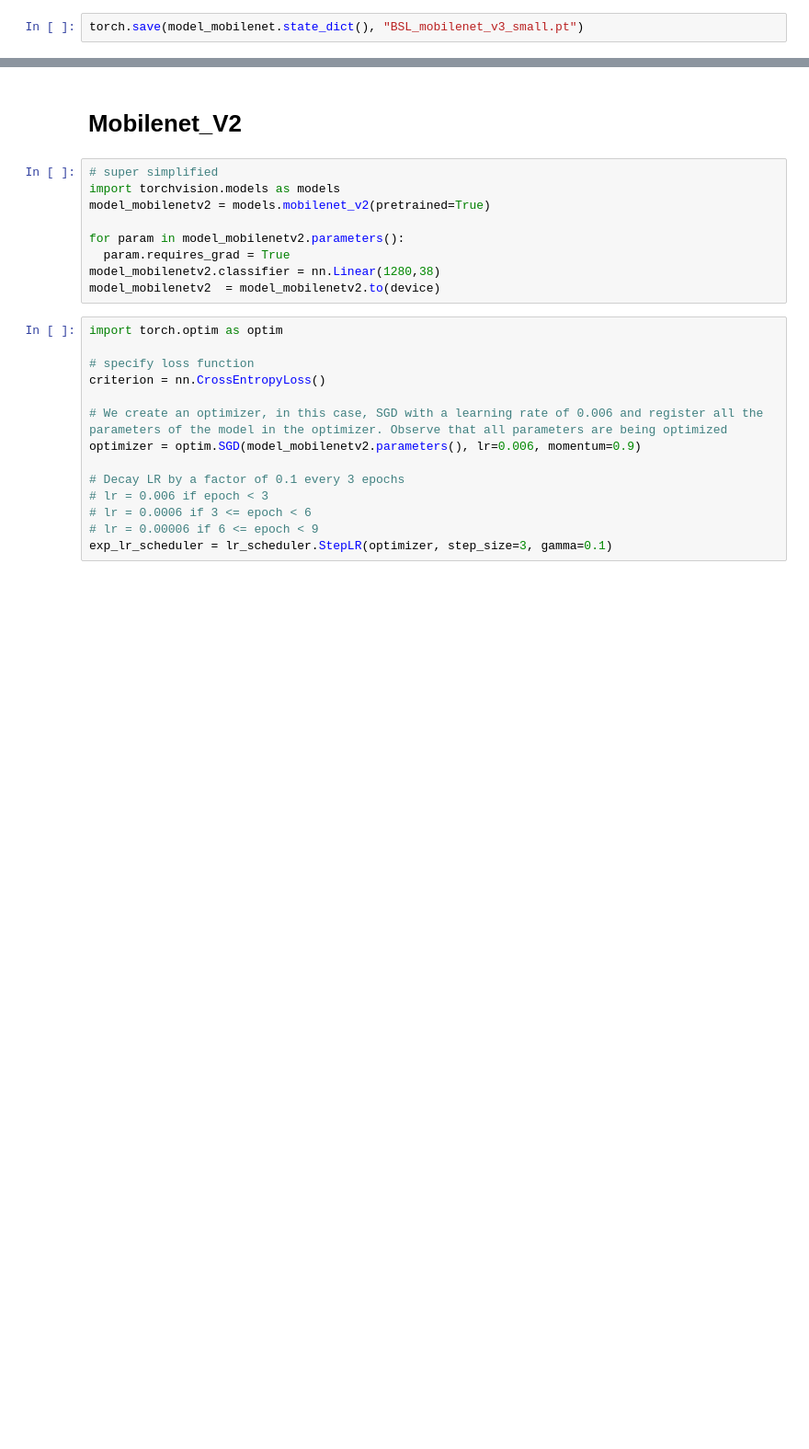
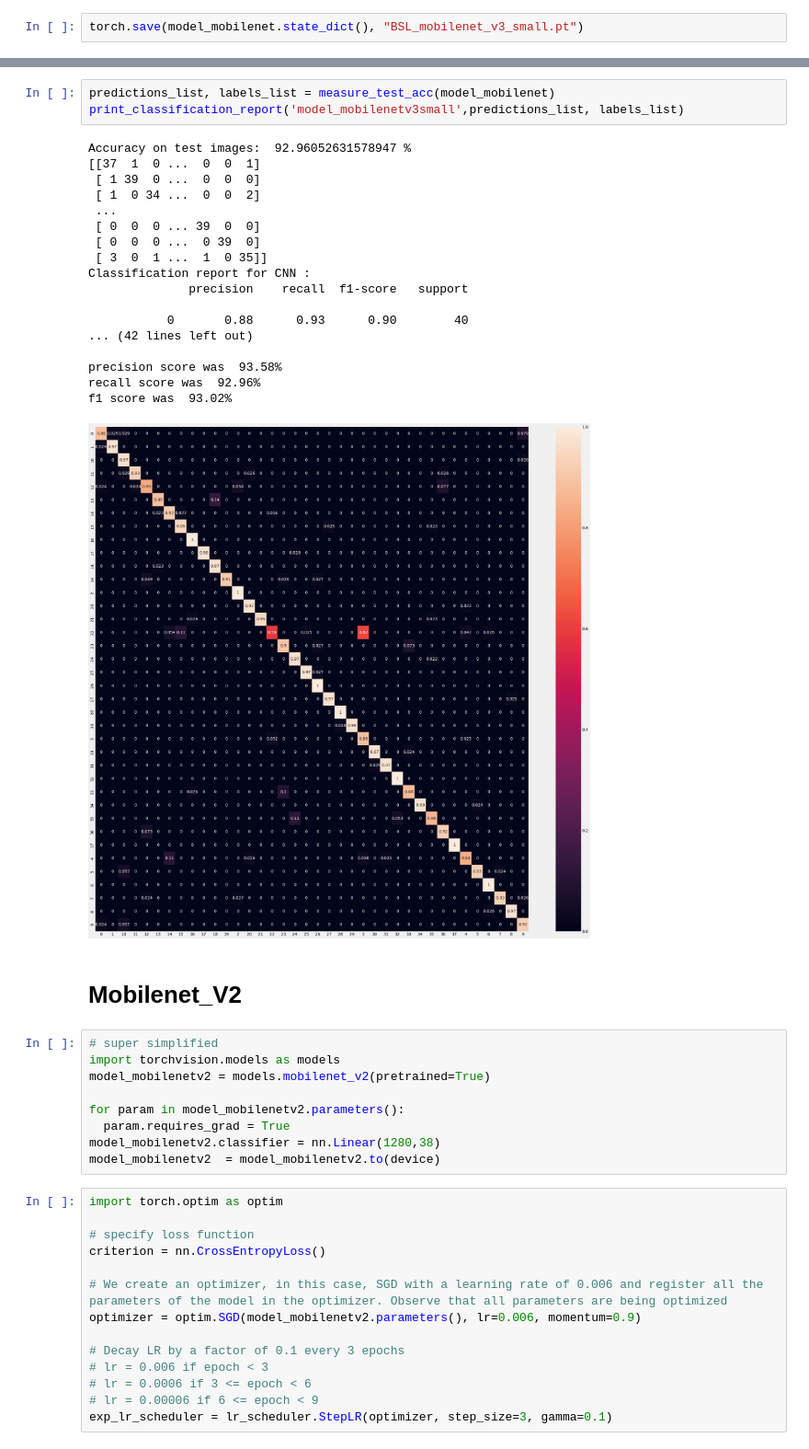
Before and after one commit to Geek-a-Byte/Bengali-sign-language-recognition, a Jupyter notebook: Bengali_Sign_Language_Recognition_Using_DL.ipynb, the cells around one changed output, grey strips where cells are left out. Shown at 92% size. Cells and saved outputs as stored; diff of their text form; blank space fills up the shorter version.

```diff
--- a/Bengali_Sign_Language_Recognition_Using_DL.ipynb
+++ b/Bengali_Sign_Language_Recognition_Using_DL.ipynb
@@ -961,3 +809,25 @@ f1 score was  92.82%
+# %%
+predictions_list, labels_list = measure_test_acc(model_mobilenet)
+print_classification_report('model_mobilenetv3small',predictions_list, labels_list)
+# %% [output]
+Accuracy on test images:  92.96052631578947 %
+[[37  1  0 ...  0  0  1]
+ [ 1 39  0 ...  0  0  0]
+ [ 1  0 34 ...  0  0  2]
+ ...
+ [ 0  0  0 ... 39  0  0]
+ [ 0  0  0 ...  0 39  0]
+ [ 3  0  1 ...  1  0 35]]
+Classification report for CNN :
+              precision    recall  f1-score   support
+
+           0       0.88      0.93      0.90        40
+... (42 lines left out)
+
+precision score was  93.58%
+recall score was  92.96%
+f1 score was  93.02%
+[figure, added]
 # %% [markdown]
 # Mobilenet_V2
 # %%
```
Also changed, not shown: parts of 70 cells of this notebook.
